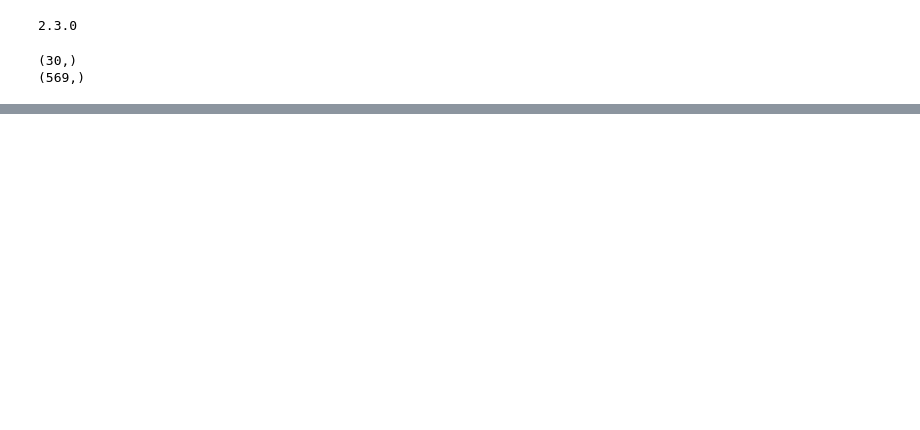
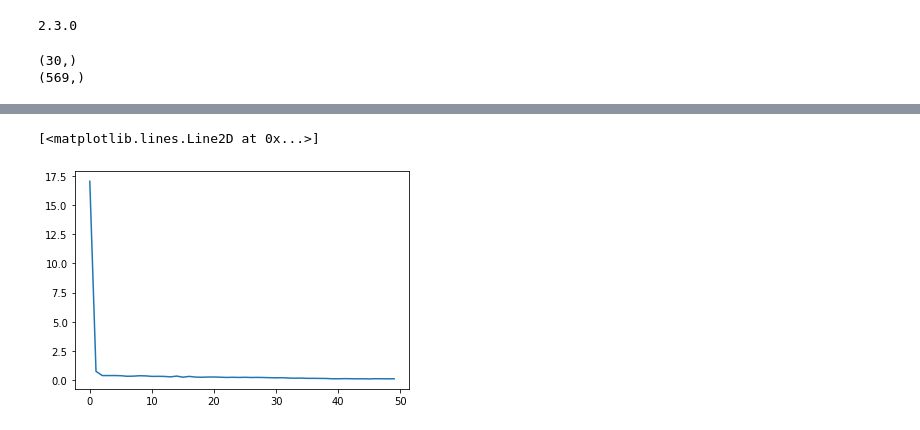
Before and after one commit to 0xdeceiverAngel/data-science-hw, a Jupyter notebook: Homework #7 .ipynb, the cells around one changed output, grey strips where cells are left out. Cells and saved outputs as stored; diff of their text form; code cells hidden in the pictures; blank space fills up the shorter version.

Commit message:
hw7 add cross vaildation repeatedstrkfold

```diff
--- a/Homework #7 .ipynb
+++ b/Homework #7 .ipynb
@@ -10,23 +12,26 @@ import sklearn
 # %% [output]
 2.3.0
 # %%
-data_x,data_y = sklearn.datasets.load_breast_cancer(return_X_y=True)
+data_x,data_y = load_breast_cancer(return_X_y=True)
 print(data_x[0].shape)
 print(data_y.shape)
 # print(data_y)
+
+rskf = RepeatedStratifiedKFold(n_splits=10, n_repeats=5)
+res=[]
 # %% [output]
 (30,)
 (569,)
 # %%
 model = tf.keras.Sequential(name='nn_LogisticRegression')
 # model.add(layers.Dense(5,input_dim=30,activation='linear'))
-model.add(layers.Dense(1, activation='linear',
+model.add(layers.Dense(2, activation='linear',
 #  kernel_regularizer=regularizers.l2(0.001),
  input_shape=(30,)))
-# model.add(layers.Dense(1))
+model.add(layers.Dense(1))
 #  kernel_regularizer=regularizers.l2(0.001)))
-model.compile(optimizer='sgd',
- loss=tf.keras.losses.BinaryCrossentropy(from_logits=True),metrics=['accuracy'])
+model.compile(optimizer='adam',
+ loss=tf.keras.losses.BinaryCrossentropy(from_logits=True),metrics=['accuracy','binary_accuracy'])
 model.summary()
 # %% [output]
 Model: "nn_LogisticRegression"
@@ -40,4 +47,18 @@ Trainable params: 31
 Non-trainable params: 0
 _________________________________________________________________
-# %%
-history = model.fit(data_x, data_y, batch_size=2, epochs=5, verbose=0)
+# %%
+time=0
+for train_index,test_index in rskf.split(data_x,data_y):
+    x_train,x_test=data_x[train_index],data_x[test_index]
+    y_train,y_test=data_y[train_index],data_y[test_index]
+
+    # x_train=data_x[:-20]
+    # x_test=data_x[-20:]
+
+    # y_train=data_y[:-20]
+    # y_test=data_y[-20:]
+    time=time+1
+    print('time:',time)
+    history = model.fit(x_train, y_train, batch_size=1, epochs=10, verbose=1)
+    # model.evaluate(x_test,y_test,verbose=2)
+    res.append(history)
@@ -43,0 +85,12 @@ history = model.fit(data_x, data_y, batch_size=2, epochs=5, verbose=0)
+# %%
+tmp=res
+loss=np.array([])
+acc=np.array([])
+for i in tmp:
+    loss=np.append(loss,np.array(i.history['loss']).mean())
+
+# a=tmp.mean(axis=1)
+plt.plot(loss)
+# %% [output]
+[<matplotlib.lines.Line2D at 0x...>]
+[figure, added]
```
Also changed, not shown: parts of 9 cells of this notebook.
